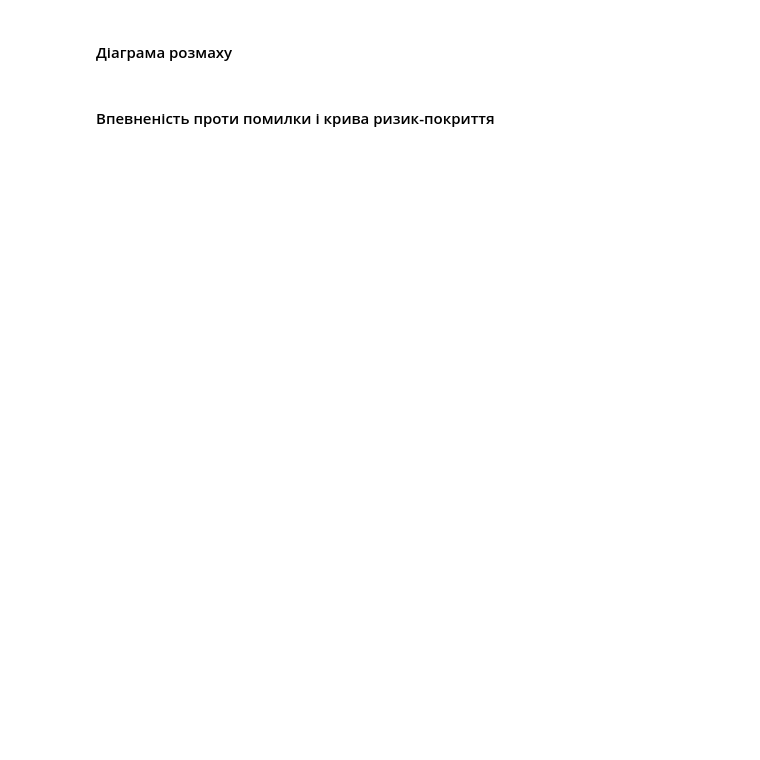
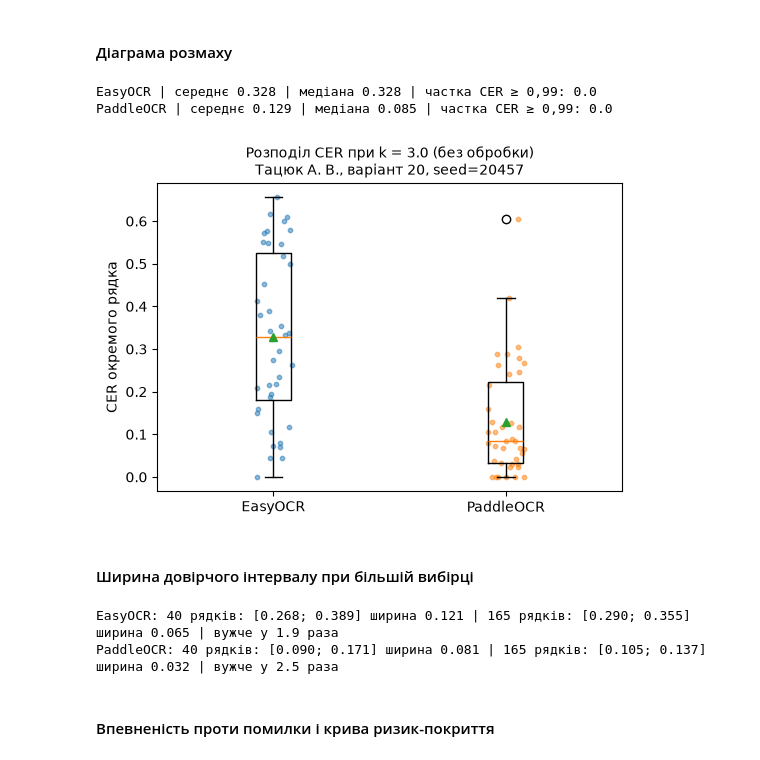
Before and after one commit to anh3lina/lab3_ocr, a Jupyter notebook: lab3_code.ipynb, the cells around one changed output. Saved outputs shown, nothing was run; the diff lists cells and outputs as text; code cells hidden in the pictures; blank space fills up the shorter version.

```diff
--- a/lab3_code.ipynb
+++ b/lab3_code.ipynb
@@ -527,4 +592,50 @@ clahe        | боксів: 1 | тексти: ['385520'] | scores: [0.94]
 # %% [markdown]
 #### Діаграма розмаху
+# %%
+LVL = 3.0
+sub = res[(res.level == LVL) & (res.prep == "raw")]
+engines = sorted(sub.engine.unique())
+groups = [sub[sub.engine == e]["cer"].values for e in engines]
+
+fig, ax = plt.subplots(figsize=(6, 4))
+ax.boxplot(groups, tick_labels=engines, showmeans=True)
+for k, g in enumerate(groups, start=1):
+    ax.scatter(np.full(len(g), k) + rng_boot.uniform(-0.08, 0.08, len(g)), g, s=10, alpha=0.5)
+ax.set_ylabel("CER окремого рядка")
+stamp(ax, f"Розподіл CER при k = {LVL} (без обробки)")
+fig.savefig("figures/fig2_boxplot.png", dpi=150, bbox_inches="tight")
+
+for e, g in zip(engines, groups):
+    print(e, "| середнє", g.mean().round(3), "| медіана", np.median(g).round(3),
+          "| частка CER ≥ 0,99:", (g >= 0.99).mean().round(2))
+# %% [output]
+EasyOCR | середнє 0.328 | медіана 0.328 | частка CER ≥ 0,99: 0.0
+PaddleOCR | середнє 0.129 | медіана 0.085 | частка CER ≥ 0,99: 0.0
+[figure, added]
+# %% [markdown]
+#### Ширина довірчого інтервалу при більшій вибірці
+# %%
+rng2 = np.random.default_rng(SEED + 1)
+big_lines = [s for s in corpus for _ in range(3)]          # 55 × 3 = 165 зображень
+rows_big = []
+for i, text in enumerate(big_lines):
+    font = FONTS_OK[int(rng2.integers(len(FONTS_OK)))]
+    clean = render_line(text, font, size=int(rng2.integers(22, 36)))
+    img = degrade(clean, "scale", 3, rng2)
+    for eng, fn in ENGINES.items():
+        t, conf, sec = fn(preprocess(img, ()))
+        rows_big.append({"engine": eng, "gt": text, "pred": t, "cer": cer(text, t)})
+big = pd.DataFrame(rows_big)
+big.to_csv("results_k3_big.csv", index=False)
+
+for eng in ["EasyOCR", "PaddleOCR"]:
+    v0 = res[(res.engine == eng) & (res.prep == "raw") & (res.level == 3.0)]["cer"].values
+    v1 = big[big.engine == eng]["cer"].values
+    (l0, h0), (l1, h1) = boot_ci(v0), boot_ci(v1)
+    print(f"{eng}: {len(v0)} рядків: [{l0:.3f}; {h0:.3f}] ширина {h0-l0:.3f} | "
+          f"{len(v1)} рядків: [{l1:.3f}; {h1:.3f}] ширина {h1-l1:.3f} | вужче у {(h0-l0)/(h1-l1):.1f} раза")
+# %% [output]
+EasyOCR: 40 рядків: [0.268; 0.389] ширина 0.121 | 165 рядків: [0.290; 0.355] ширина 0.065 | вужче у 1.9 раза
+PaddleOCR: 40 рядків: [0.090; 0.171] ширина 0.081 | 165 рядків: [0.105; 0.137] ширина 0.032 | вужче у 2.5 раза
 # %% [markdown]
 #### Впевненість проти помилки і крива ризик-покриття
```
Also changed, not shown: parts of 19 cells of this notebook, 12 other files.
